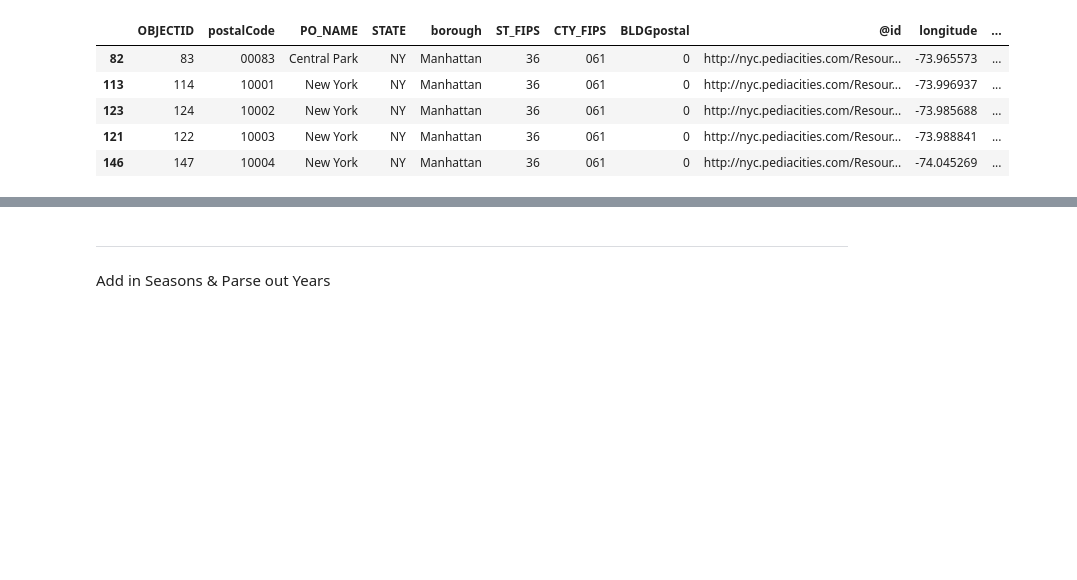
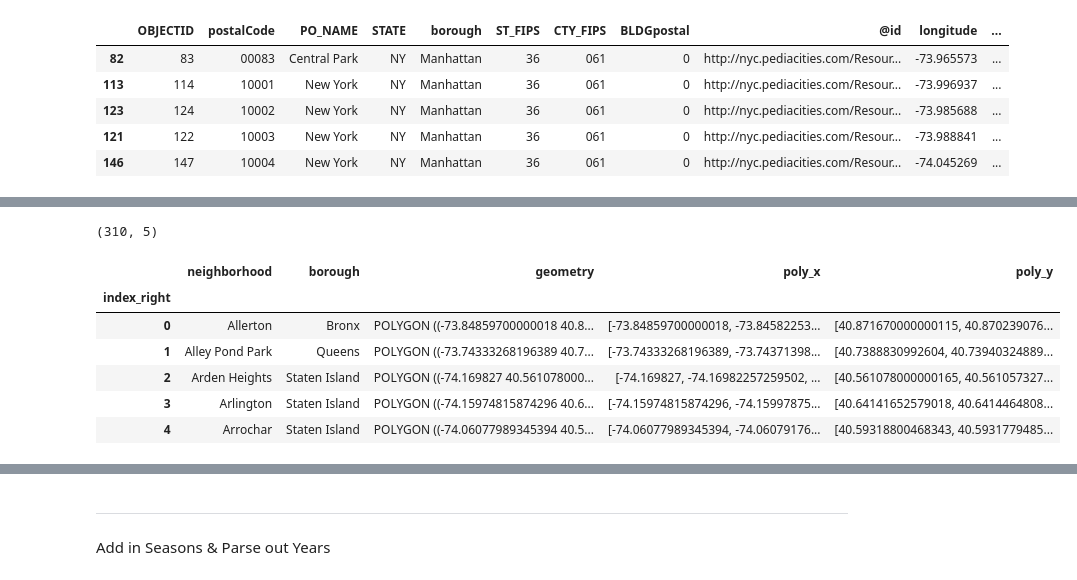
Before and after one commit to dthoma8/ratsinthecity, a Jupyter notebook: Rats in the City - Data Wrangling.ipynb, the cells around one changed output, grey strips where cells are left out. Drawn from its saved outputs; the diff is of its cells as text; code cells hidden in the pictures; blank space fills up the shorter version.

```diff
--- a/Rats in the City - Data Wrangling.ipynb
+++ b/Rats in the City - Data Wrangling.ipynb
@@ -629,0 +812,6 @@ df.head()
+# %%
+nhood_data = r"./data/d085e2f8d0b54d4590b1e7d1f35594c1pediacitiesnycneighborhoods.geojson"
+nhood_data = gpd.read_file(nhood_data)
+
+print(nhood_data.shape)
+nhood_data.head()
@@ -629,0 +837,19 @@ df.head()
+# %%
+# subset nhood_data
+nhood_data = nhood_data[["neighborhood", "borough", "geometry"]]
+
+# now join
+zips_nhoods = gpd.sjoin(zips,
+                        nhood_data,
+                        how="inner",
+                        op="intersects"
+                       )
+
+# make a key - resolve duplicates
+zips_nhoods = (zips_nhoods
+               .drop_duplicates(subset=["neighborhood", "postalCode"])
+               [["postalCode", "neighborhood"]]
+               .reset_index(drop=True)
+              )
+print(zips_nhoods.shape)
+zips_nhoods.head()
@@ -629,0 +908,21 @@ df.head()
+# %%
+# assign to new cols
+nhood_data["poly_x"] = nhood_data.apply(getPolyCoords,
+                            coord_type="x",
+                            axis=1
+                           )
+nhood_data["poly_y"] = nhood_data.apply(getPolyCoords,
+                            coord_type="y",
+                            axis=1
+                           )
+print(nhood_data.shape)
+nhood_data.head()
+# %% [output]
+(310, 5)
+|  | neighborhood | borough | geometry | poly_x | poly_y |
+| index_right |  |  |  |  |  |
+| 0 | Allerton | Bronx | POLYGON ((-73.84859700000018 40.8... | [-73.84859700000018, -73.84582253... | [40.871670000000115, 40.870239076... |
+| 1 | Alley Pond Park | Queens | POLYGON ((-73.74333268196389 40.7... | [-73.74333268196389, -73.74371398... | [40.7388830992604, 40.73940324889... |
+| 2 | Arden Heights | Staten Island | POLYGON ((-74.169827 40.561078000... | [-74.169827, -74.16982257259502, ... | [40.561078000000165, 40.561057327... |
+| 3 | Arlington | Staten Island | POLYGON ((-74.15974815874296 40.6... | [-74.15974815874296, -74.15997875... | [40.64141652579018, 40.6414464808... |
+| 4 | Arrochar | Staten Island | POLYGON ((-74.06077989345394 40.5... | [-74.06077989345394, -74.06079176... | [40.59318800468343, 40.5931779485... |
```
Also changed, not shown: parts of 130 cells of this notebook, 4 other files.
